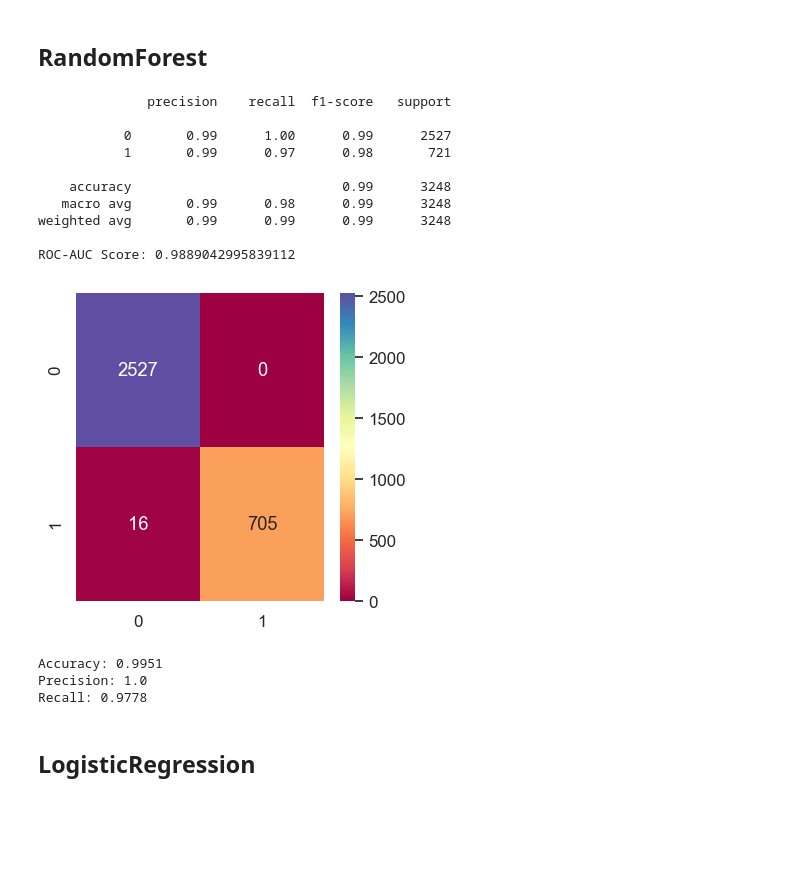
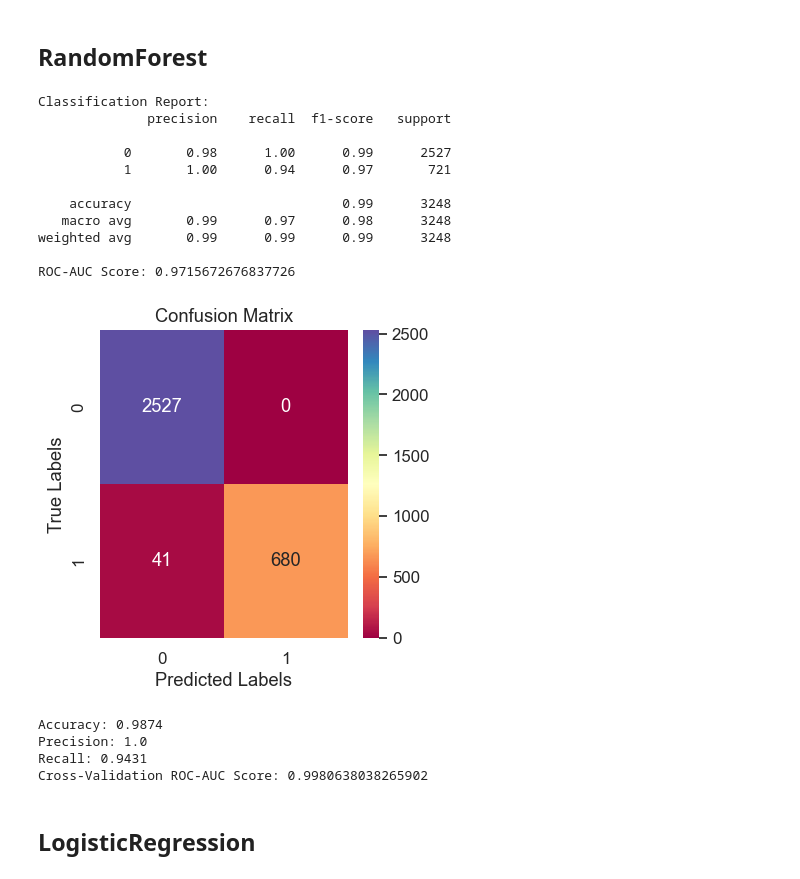
Before and after one commit to MlekoZjad/ML_2024, a Jupyter notebook: Case_1.ipynb, the cells around one changed output. Drawn from its saved outputs; the diff is of its cells as text; code cells hidden in the pictures; blank space fills up the shorter version.

```diff
--- a/Case_1.ipynb
+++ b/Case_1.ipynb
@@ -216,0 +231,4 @@ df.head()
+# %%
+# wariancja dla numerycznych kolumn
+variance_numeric = df[df.columns[:-2]].var()
+variance_numeric
@@ -304,5 +513,5 @@ Name: count, dtype: int64
 # %%
-X_train, X_test, y_train, y_test = train_test_split(X, y, test_size=0.33, random_state=42)
+X_train, X_test, y_train, y_test = train_test_split(X_encoded, y, test_size=0.33, random_state=42)
 # %% [markdown]
 ### Pipeline
 # %%
@@ -376,0 +558,17 @@ Recall: 0.9695
+# %%
+
+model_knn = KNeighborsClassifier(n_neighbors=4)
+
+knn_pipeline = make_pipeline(maxabs_scaler, over, under, pca, model_knn)
+
+knn_pipeline.fit(X_train, y_train)
+
+y_pred = knn_pipeline.predict(X_test)
+
+# Ewaluacja modelu
+model_result(y_test, y_pred)
+
+# Cross-validation
+cv = RepeatedStratifiedKFold(n_splits=10, n_repeats=3, random_state=1)
+scores = cross_val_score(knn_pipeline, X_encoded, y, scoring='roc_auc', cv=cv, n_jobs=1)
+print("Cross-Validation ROC-AUC Score:", scores.mean())
@@ -378,38 +612,29 @@ Recall: 0.9695
 ## RandomForest
 # %%
 rf_model = RandomForestClassifier(n_estimators=100, random_state=1)
-rf_pipeline = make_pipeline(column_transformer, minmax_scaler, over, under, pca, rf_model)
+rf_pipeline = make_pipeline(over, under, pca, rf_model)
 rf_pipeline.fit(X_train, y_train)
+
 rf_y_pred = rf_pipeline.predict(X_test)
-rf_scores = cross_val_score(rf_pipeline, X, y, scoring='roc_auc', cv=cv, n_jobs=1)
 
-print(classification_report(y_test, y_pred))
+model_result(y_test, rf_y_pred)
 
-print("ROC-AUC Score:", roc_auc_score(y_test, rf_y_pred))
-
-cm_rf = confusion_matrix(y_test, rf_y_pred)
-plt.figure(figsize=(4, 4))
-sns.set(font_scale=1.1)
-sns.heatmap(cm_rf,  cmap = 'Spectral',  annot=True, fmt='d')
-plt.show()
-
-accuracy = round(accuracy_score(y_test, rf_y_pred), 4)
-precision = round(precision_score(y_test, rf_y_pred),4)
-recall = round(recall_score(y_test, rf_y_pred),4)
-
-print(f'Accuracy: {accuracy}\nPrecision: {precision}\nRecall: {recall}')
+rf_scores = cross_val_score(rf_pipeline, X_encoded, y, scoring='roc_auc', cv=cv, n_jobs=-1)
+print("Cross-Validation ROC-AUC Score:", rf_scores.mean())
 # %% [output]
+Classification Report:
               precision    recall  f1-score   support
 
-           0       0.99      1.00      0.99      2527
-           1       0.99      0.97      0.98       721
+           0       0.98      1.00      0.99      2527
+           1       1.00      0.94      0.97       721
 
     accuracy                           0.99      3248
-   macro avg       0.99      0.98      0.99      3248
+   macro avg       0.99      0.97      0.98      3248
 weighted avg       0.99      0.99      0.99      3248
 
-ROC-AUC Score: 0.9889042995839112
+ROC-AUC Score: 0.9715672676837726
-[figure, old version]
+[figure, new version]
-Accuracy: 0.9951
+Accuracy: 0.9874
 Precision: 1.0
-Recall: 0.9778
+Recall: 0.9431
+Cross-Validation ROC-AUC Score: 0.9980638038265902
```
Also changed, not shown: parts of 48 cells of this notebook.
